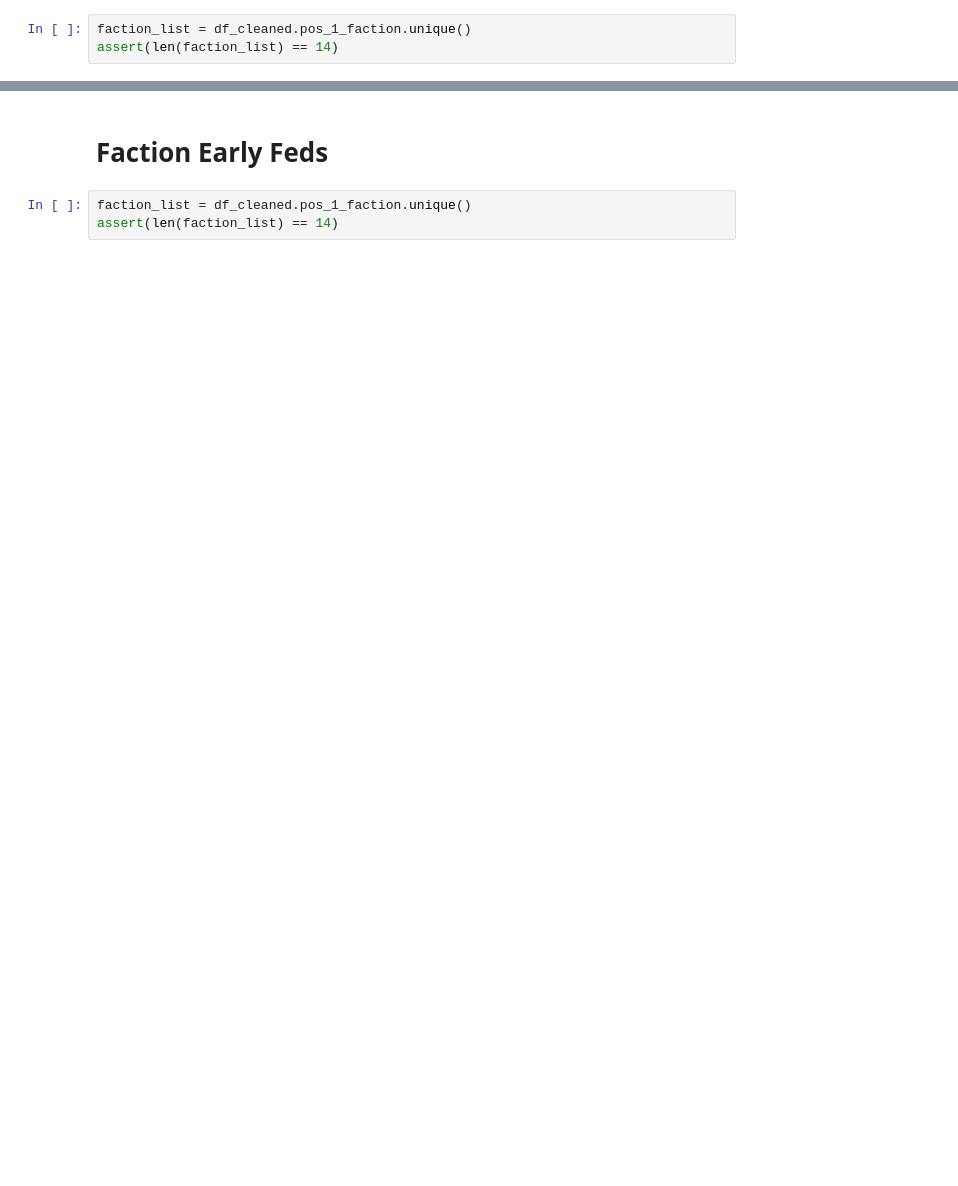
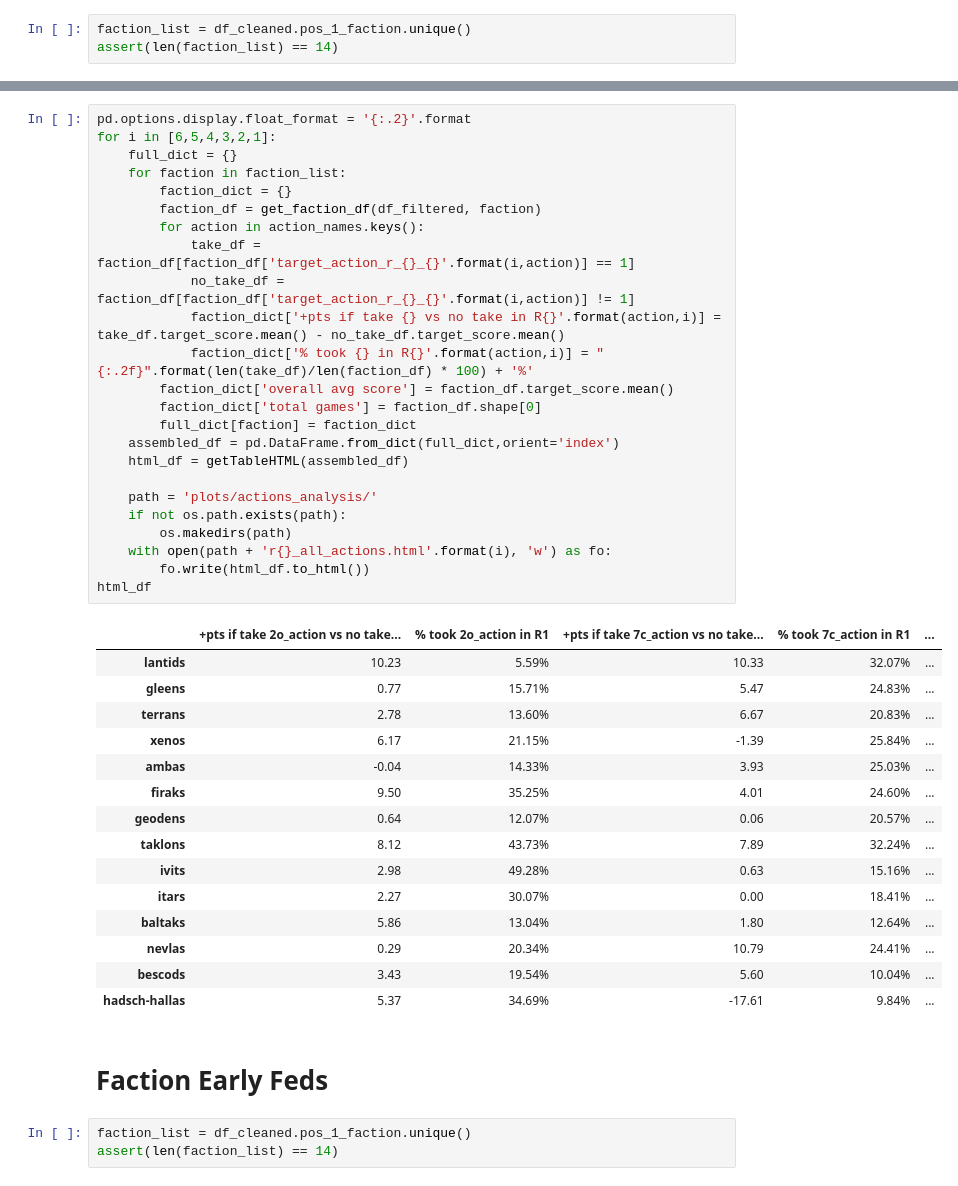
Before and after one commit to TimGladyshev/bgs_data_gaia, a Jupyter notebook: stats_workbook.ipynb, the cells around one changed output, grey strips where cells are left out. Drawn from its saved outputs; the diff is of its cells as text; blank space fills up the shorter version.

```diff
--- a/stats_workbook.ipynb
+++ b/stats_workbook.ipynb
@@ -200,3 +219,43 @@ html_df
+# %%
+pd.options.display.float_format = '{:.2}'.format
+for i in [6,5,4,3,2,1]:
+    full_dict = {}
+    for faction in faction_list:
+        faction_dict = {}
+        faction_df = get_faction_df(df_filtered, faction)
+        for action in action_names.keys():
+            take_df = faction_df[faction_df['target_action_r_{}_{}'.format(i,action)] == 1]
+            no_take_df = faction_df[faction_df['target_action_r_{}_{}'.format(i,action)] != 1]
+            faction_dict['+pts if take {} vs no take in R{}'.format(action,i)] = take_df.target_score.mean() - no_take_df.target_score.mean()
+            faction_dict['% took {} in R{}'.format(action,i)] = "{:.2f}".format(len(take_df)/len(faction_df) * 100) + '%'
+        faction_dict['overall avg score'] = faction_df.target_score.mean()
+        faction_dict['total games'] = faction_df.shape[0]
+        full_dict[faction] = faction_dict
+    assembled_df = pd.DataFrame.from_dict(full_dict,orient='index')
+    html_df = getTableHTML(assembled_df)
+
+    path = 'plots/actions_analysis/'
+    if not os.path.exists(path):
+        os.makedirs(path)
+    with open(path + 'r{}_all_actions.html'.format(i), 'w') as fo:
+        fo.write(html_df.to_html())
+html_df
+# %% [output]
+|  | +pts if take 2o_action vs no take... | % took 2o_action in R1 | +pts if take 7c_action vs no take... | % took 7c_action in R1 | ... |
+| lantids | 10.23 | 5.59% | 10.33 | 32.07% | ... |
+| gleens | 0.77 | 15.71% | 5.47 | 24.83% | ... |
+| terrans | 2.78 | 13.60% | 6.67 | 20.83% | ... |
+| xenos | 6.17 | 21.15% | -1.39 | 25.84% | ... |
+| ambas | -0.04 | 14.33% | 3.93 | 25.03% | ... |
+| firaks | 9.50 | 35.25% | 4.01 | 24.60% | ... |
+| geodens | 0.64 | 12.07% | 0.06 | 20.57% | ... |
+| taklons | 8.12 | 43.73% | 7.89 | 32.24% | ... |
+| ivits | 2.98 | 49.28% | 0.63 | 15.16% | ... |
+| itars | 2.27 | 30.07% | 0.00 | 18.41% | ... |
+| baltaks | 5.86 | 13.04% | 1.80 | 12.64% | ... |
+| nevlas | 0.29 | 20.34% | 10.79 | 24.41% | ... |
+| bescods | 3.43 | 19.54% | 5.60 | 10.04% | ... |
+| hadsch-hallas | 5.37 | 34.69% | -17.61 | 9.84% | ... |
 # %% [markdown]
 # Faction Early Feds
 # %%
```
Also changed, not shown: parts of 21 cells of this notebook, 6 other files.
